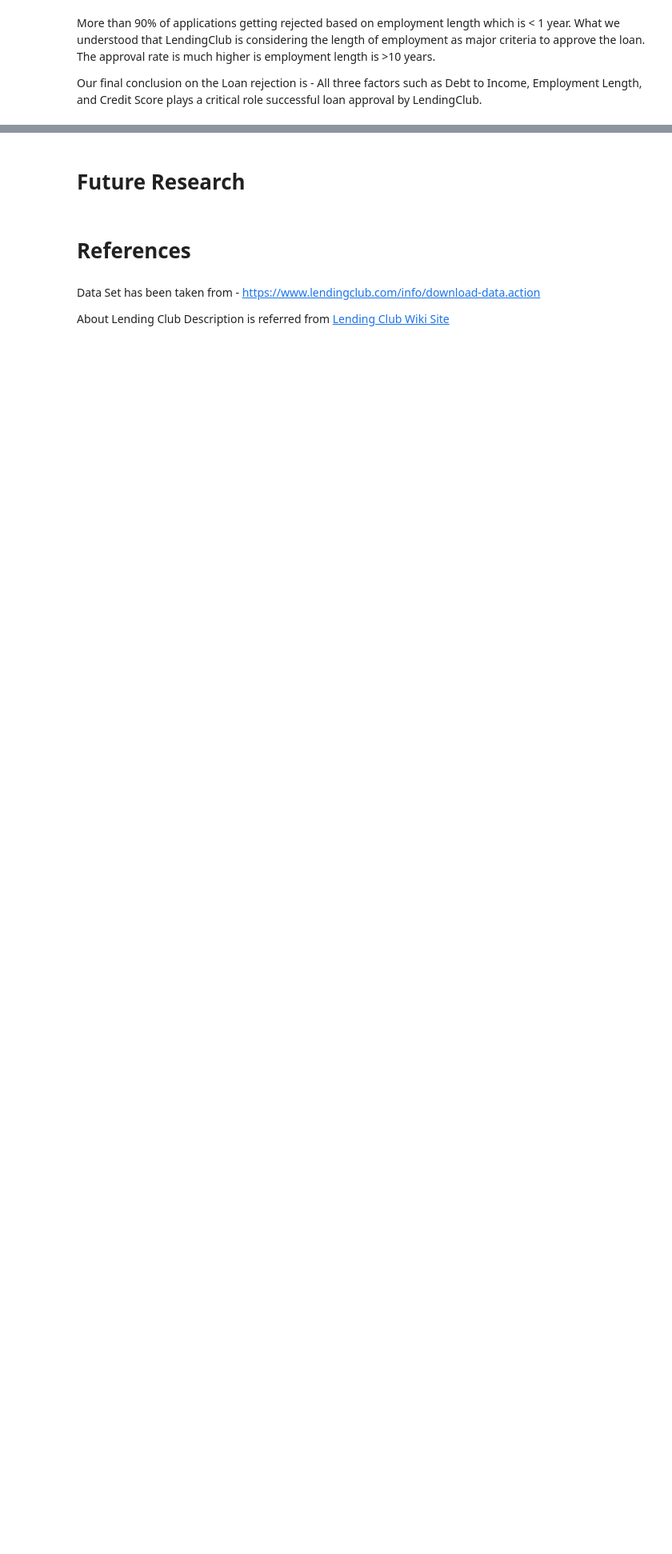
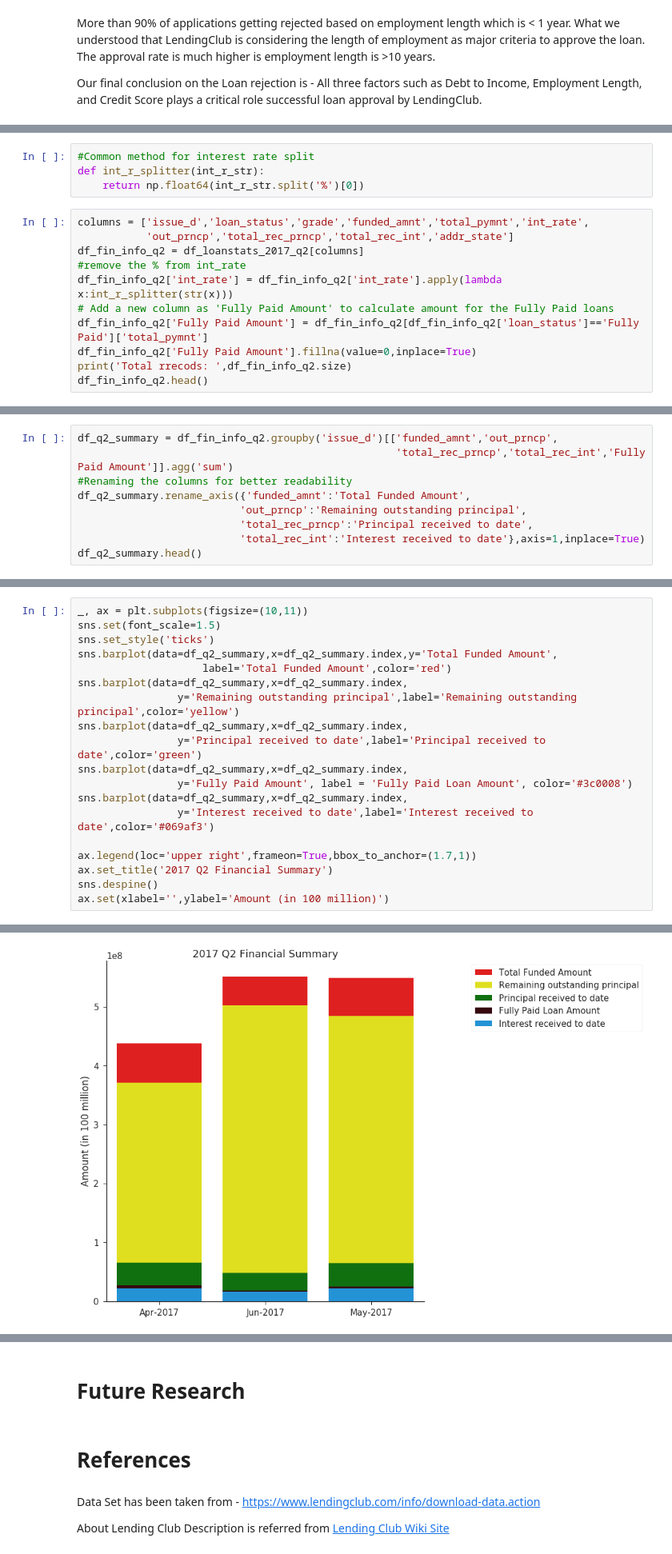
Before and after one commit to sujittripathy/DataScienceBootCampPrep, a Jupyter notebook: Capstone/Capstone_N2.ipynb, the cells around one changed output, grey strips where cells are left out. Shown at 80% size. Cells and saved outputs as stored; diff of their text form; blank space fills up the shorter version.

```diff
--- a/Capstone/Capstone_N2.ipynb
+++ b/Capstone/Capstone_N2.ipynb
@@ -375,0 +388,15 @@ Our final conclusion on the Loan rejection is - All three factors such as Debt t
+# %%
+#Common method for interest rate split
+def int_r_splitter(int_r_str):
+    return np.float64(int_r_str.split('%')[0])
+# %%
+columns = ['issue_d','loan_status','grade','funded_amnt','total_pymnt','int_rate',
+           'out_prncp','total_rec_prncp','total_rec_int','addr_state']
+df_fin_info_q2 = df_loanstats_2017_q2[columns]
+#remove the % from int_rate
+df_fin_info_q2['int_rate'] = df_fin_info_q2['int_rate'].apply(lambda x:int_r_splitter(str(x)))
+# Add a new column as 'Fully Paid Amount' to calculate amount for the Fully Paid loans
+df_fin_info_q2['Fully Paid Amount'] = df_fin_info_q2[df_fin_info_q2['loan_status']=='Fully Paid']['total_pymnt']
+df_fin_info_q2['Fully Paid Amount'].fillna(value=0,inplace=True)
+print('Total rrecods: ',df_fin_info_q2.size)
+df_fin_info_q2.head()
@@ -375,0 +427,9 @@ Our final conclusion on the Loan rejection is - All three factors such as Debt t
+# %%
+df_q2_summary = df_fin_info_q2.groupby('issue_d')[['funded_amnt','out_prncp',
+                                                   'total_rec_prncp','total_rec_int','Fully Paid Amount']].agg('sum')
+#Renaming the columns for better readability
+df_q2_summary.rename_axis({'funded_amnt':'Total Funded Amount',
+                          'out_prncp':'Remaining outstanding principal',
+                          'total_rec_prncp':'Principal received to date',
+                          'total_rec_int':'Interest received to date'},axis=1,inplace=True)
+df_q2_summary.head()
@@ -375,0 +492,20 @@ Our final conclusion on the Loan rejection is - All three factors such as Debt t
+# %%
+_, ax = plt.subplots(figsize=(10,11))
+sns.set(font_scale=1.5)
+sns.set_style('ticks')
+sns.barplot(data=df_q2_summary,x=df_q2_summary.index,y='Total Funded Amount',
+                    label='Total Funded Amount',color='red')
+sns.barplot(data=df_q2_summary,x=df_q2_summary.index,
+                y='Remaining outstanding principal',label='Remaining outstanding principal',color='yellow')
+sns.barplot(data=df_q2_summary,x=df_q2_summary.index,
+                y='Principal received to date',label='Principal received to date',color='green')
+sns.barplot(data=df_q2_summary,x=df_q2_summary.index,
+                y='Fully Paid Amount', label = 'Fully Paid Loan Amount', color='#3c0008')
+sns.barplot(data=df_q2_summary,x=df_q2_summary.index,
+                y='Interest received to date',label='Interest received to date',color='#069af3')
+
+ax.legend(loc='upper right',frameon=True,bbox_to_anchor=(1.7,1))
+ax.set_title('2017 Q2 Financial Summary')
+sns.despine()
+ax.set(xlabel='',ylabel='Amount (in 100 million)')
+# %% [output]
@@ -375,0 +513 @@ Our final conclusion on the Loan rejection is - All three factors such as Debt t
+[figure, added]
```
Also changed, not shown: parts of 23 cells of this notebook.
